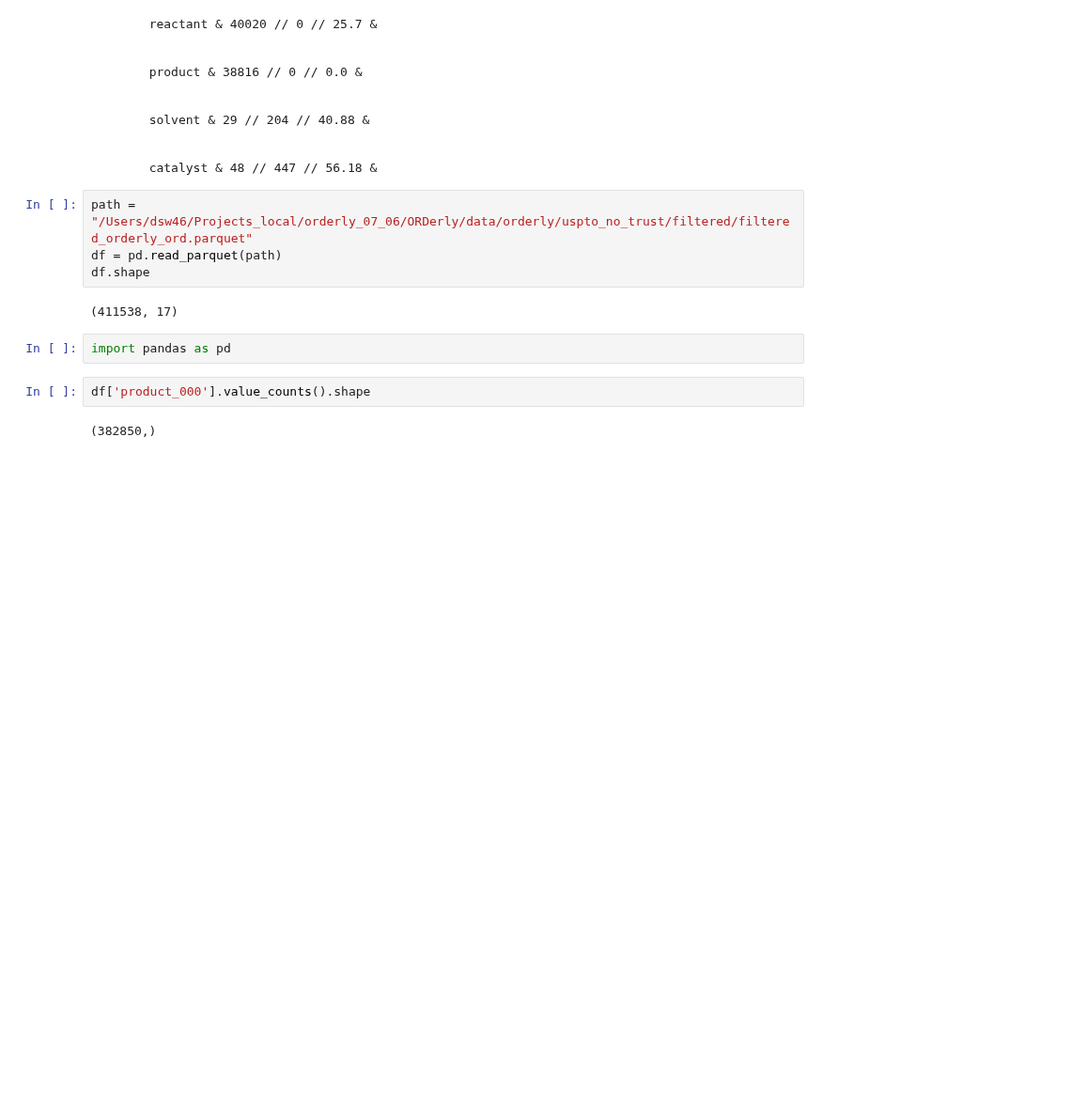
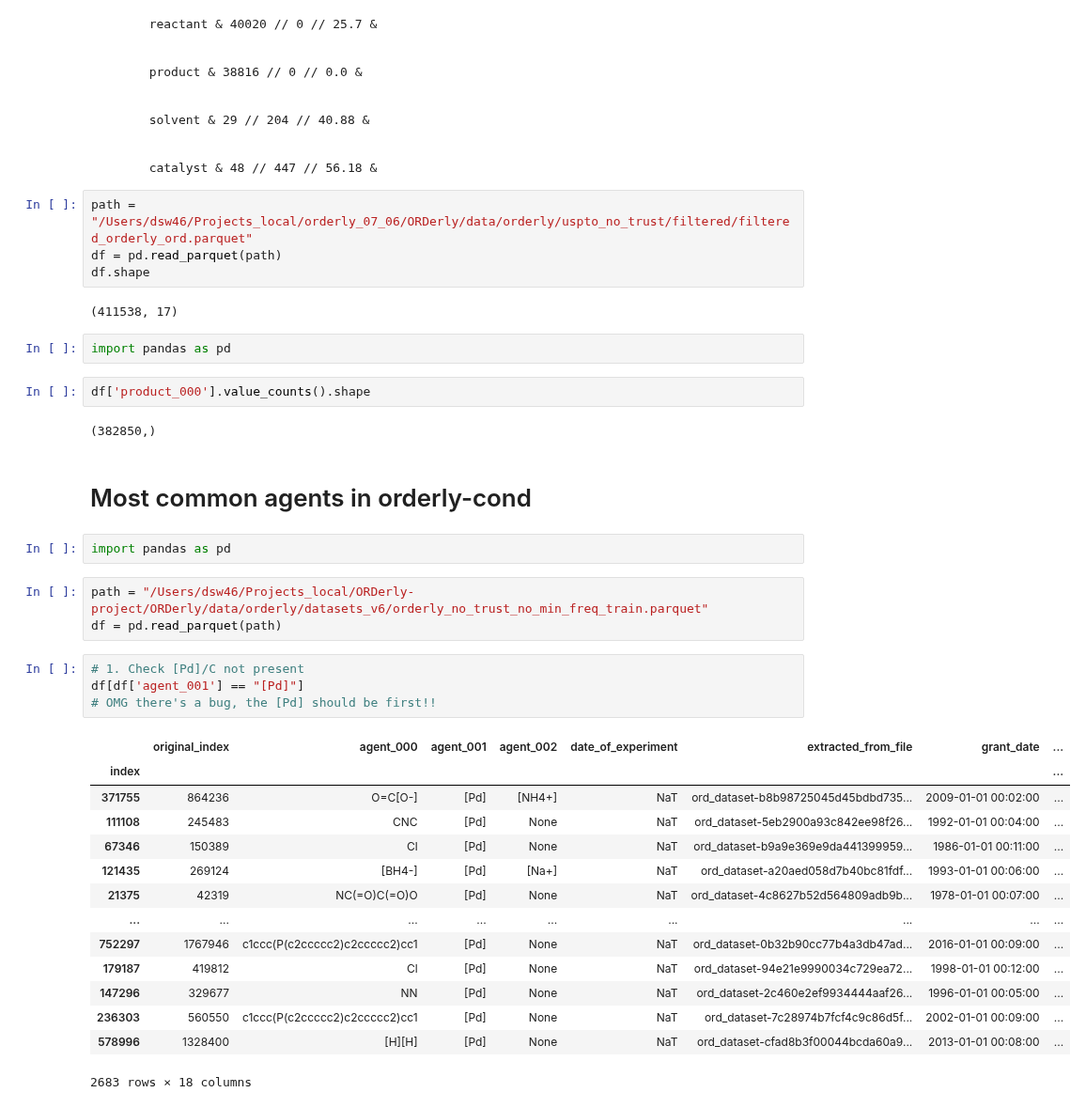
Before and after one commit to sustainable-processes/ORDerly, a Jupyter notebook: notebooks/dataset_freq.ipynb, the cells around one changed output. Shown at 94% size. Saved outputs shown, nothing was run; the diff lists cells and outputs as text; blank space fills up the shorter version.

```diff
--- a/notebooks/dataset_freq.ipynb
+++ b/notebooks/dataset_freq.ipynb
@@ -114,3 +114,29 @@ import pandas as pd
 df['product_000'].value_counts().shape
 # %% [output]
 (382850,)
+# %% [markdown]
+# Most common agents in orderly-cond
+# %%
+import pandas as pd
+# %%
+path = "/Users/dsw46/Projects_local/ORDerly-project/ORDerly/data/orderly/datasets_v6/orderly_no_trust_no_min_freq_train.parquet"
+df = pd.read_parquet(path)
+# %%
+# 1. Check [Pd]/C not present
+df[df['agent_001'] == "[Pd]"]
+# OMG there's a bug, the [Pd] should be first!!
+# %% [output]
+|  | original_index | agent_000 | agent_001 | agent_002 | date_of_experiment | extracted_from_file | grant_date | ... |
+| index |  |  |  |  |  |  |  | ... |
+| 371755 | 864236 | O=C[O-] | [Pd] | [NH4+] | NaT | ord_dataset-b8b98725045d45bdbd735... | 2009-01-01 00:02:00 | ... |
+| 111108 | 245483 | CNC | [Pd] | None | NaT | ord_dataset-5eb2900a93c842ee98f26... | 1992-01-01 00:04:00 | ... |
+| 67346 | 150389 | Cl | [Pd] | None | NaT | ord_dataset-b9a9e369e9da441399959... | 1986-01-01 00:11:00 | ... |
+| 121435 | 269124 | [BH4-] | [Pd] | [Na+] | NaT | ord_dataset-a20aed058d7b40bc81fdf... | 1993-01-01 00:06:00 | ... |
+| 21375 | 42319 | NC(=O)C(=O)O | [Pd] | None | NaT | ord_dataset-4c8627b52d564809adb9b... | 1978-01-01 00:07:00 | ... |
+| ... | ... | ... | ... | ... | ... | ... | ... | ... |
+| 752297 | 1767946 | c1ccc(P(c2ccccc2)c2ccccc2)cc1 | [Pd] | None | NaT | ord_dataset-0b32b90cc77b4a3db47ad... | 2016-01-01 00:09:00 | ... |
+| 179187 | 419812 | Cl | [Pd] | None | NaT | ord_dataset-94e21e9990034c729ea72... | 1998-01-01 00:12:00 | ... |
+| 147296 | 329677 | NN | [Pd] | None | NaT | ord_dataset-2c460e2ef9934444aaf26... | 1996-01-01 00:05:00 | ... |
+| 236303 | 560550 | c1ccc(P(c2ccccc2)c2ccccc2)cc1 | [Pd] | None | NaT | ord_dataset-7c28974b7fcf4c9c86d5f... | 2002-01-01 00:09:00 | ... |
+| 578996 | 1328400 | [H][H] | [Pd] | None | NaT | ord_dataset-cfad8b3f00044bcda60a9... | 2013-01-01 00:08:00 | ... |
+2683 rows × 18 columns
```
Also changed, not shown: parts of 16 cells of this notebook, 18 other files.
